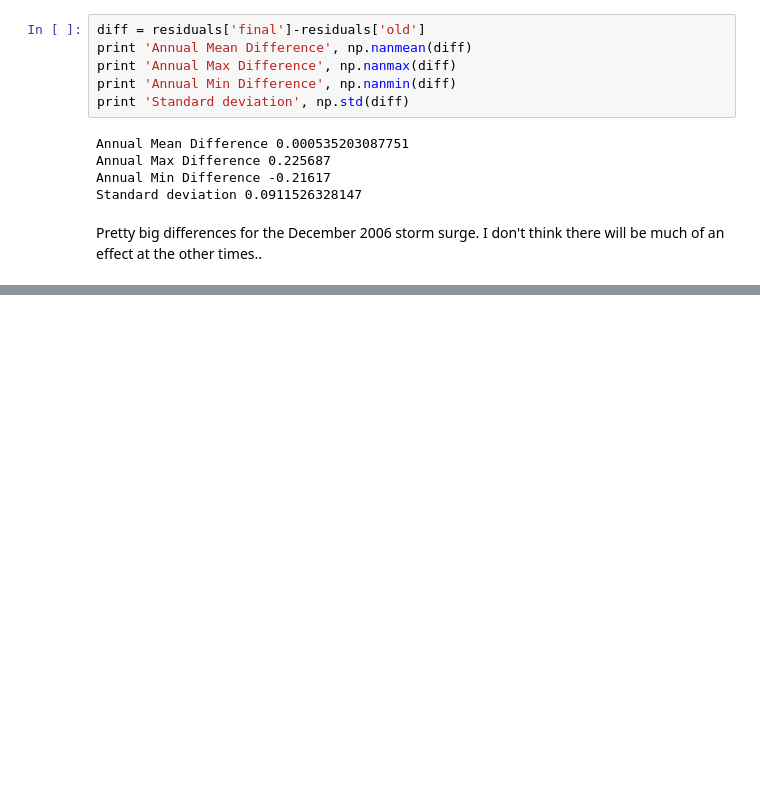
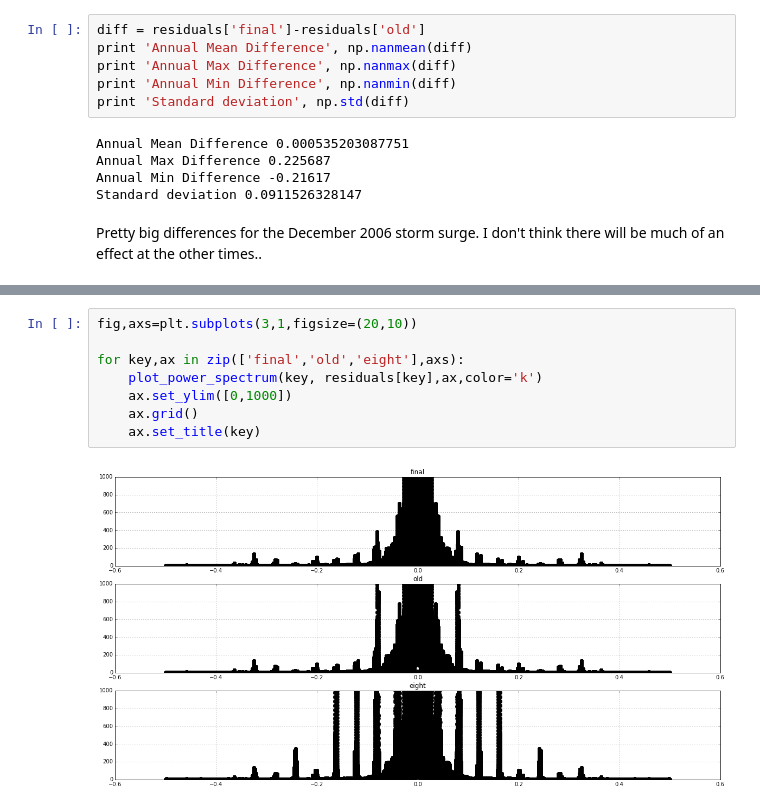
Before and after one commit to SalishSeaCast/storm-surge, a Jupyter notebook: Revisions/tides/Compare Tofino Predictions.ipynb, the cells around one changed output, grey strips where cells are left out. Cells and saved outputs as stored; diff of their text form; blank space fills up the shorter version.

```diff
--- a/Revisions/tides/Compare Tofino Predictions.ipynb
+++ b/Revisions/tides/Compare Tofino Predictions.ipynb
@@ -490,0 +526,10 @@ Pretty big differences for the December 2006 storm surge. I don't think there wi
+# %%
+fig,axs=plt.subplots(3,1,figsize=(20,10))
+
+for key,ax in zip(['final','old','eight'],axs):
+    plot_power_spectrum(key, residuals[key],ax,color='k')
+    ax.set_ylim([0,1000])
+    ax.grid()
+    ax.set_title(key)
+# %% [output]
+[figure, added]
```
Also changed, not shown: parts of 21 cells of this notebook, 3 other files.
